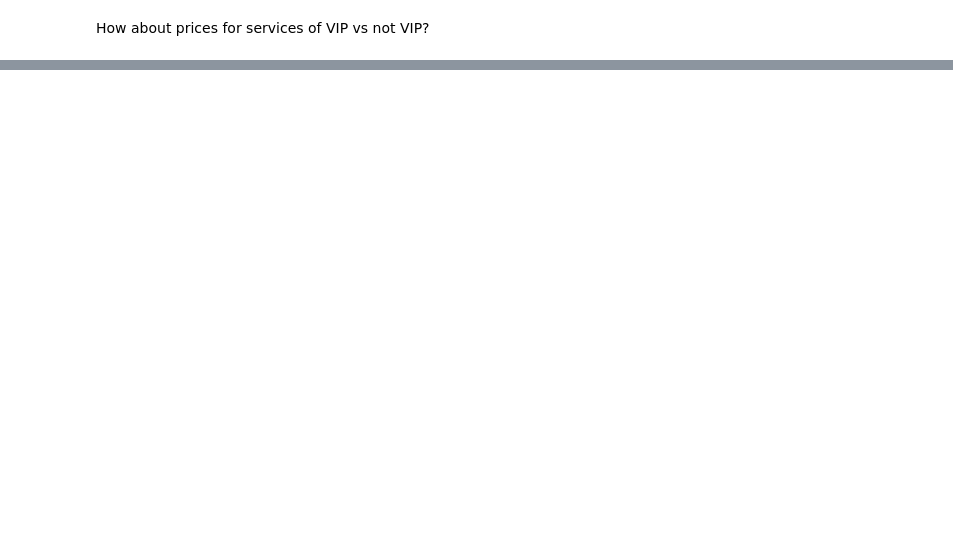
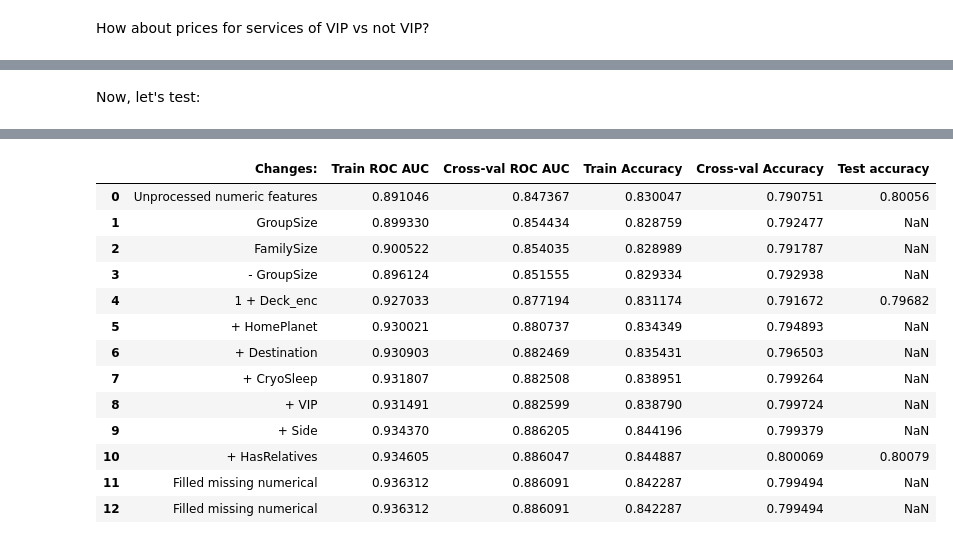
Before and after one commit to NickVasenkov/Spaceship, a Jupyter notebook: 04_newstart.ipynb, the cells around one changed output, grey strips where cells are left out. Cells and saved outputs as stored; diff of their text form; code cells hidden in the pictures; blank space fills up the shorter version.

```diff
--- a/04_newstart.ipynb
+++ b/04_newstart.ipynb
@@ -1156,0 +1289,11 @@ It seems that VIP status doesn't affect spendings much. Let's look for other cor
+# %%
+# recalculate TotalSpendings
+
+train['TotalSpendings'] = train[['RoomService', 'FoodCourt', 'ShoppingMall', 'Spa', 'VRDeck', 'GroupSize']].sum(axis=1)
+test['TotalSpendings'] = test[['RoomService', 'FoodCourt', 'ShoppingMall', 'Spa', 'VRDeck', 'GroupSize']].sum(axis=1)
+
+print(train['TotalSpendings'].info())
+print(train['TotalSpendings'].describe())
+
+print(test['TotalSpendings'].info())
+test['TotalSpendings'].describe()
@@ -1156,0 +1327,27 @@ It seems that VIP status doesn't affect spendings much. Let's look for other cor
+# %%
+# fill missing Age values according to their TotalSpendings
+
+# The function find_neighbours is based on work by Ivo Merchiers
+def find_neighbours(value, df, colname):
+    lowerneighbour_ind = df[df[colname] < value][colname].idxmax()
+    upperneighbour_ind = df[df[colname] > value][colname].idxmin()
+
+    return lowerneighbour_ind, upperneighbour_ind
+
+# Iterate through all the rows with missing data
+for index in train[train['Age'].isna()].index:
+    # fill
+    lowerneighbour_ind, upperneighbour_ind = find_neighbours(train.loc[index, 'TotalSpendings'], train, 'TotalSpendings')
+    train.loc[index, 'Age'] = np.nanmean([train.loc[lowerneighbour_ind, 'Age'], train.loc[upperneighbour_ind, 'Age']])
+
+print(train['Age'].info())
+print(train['Age'].describe())
+
+# Iterate through all the rows with missing data
+for index in test[test['Age'].isna()].index:
+    # fill
+    lowerneighbour_ind, upperneighbour_ind = find_neighbours(test.loc[index, 'TotalSpendings'], train, 'TotalSpendings')
+    test.loc[index, 'Age'] = np.nanmean([train.loc[lowerneighbour_ind, 'Age'], train.loc[upperneighbour_ind, 'Age']])
+
+print(test['Age'].info())
+print(test['Age'].describe())
@@ -1156,0 +1395,9 @@ It seems that VIP status doesn't affect spendings much. Let's look for other cor
+# %% [markdown]
+Now, let's test:
+# %%
+%%time
+
+get_cv_scores(train, test, model_for_tests, scores_df, comment= "Filled missing numerical", prepare_submission=False)
+
+scores_df
+# %% [output]
@@ -1156,0 +1406,14 @@ It seems that VIP status doesn't affect spendings much. Let's look for other cor
+|  | Changes: | Train ROC AUC | Cross-val ROC AUC | Train Accuracy | Cross-val Accuracy | Test accuracy |
+| 0 | Unprocessed numeric features | 0.891046 | 0.847367 | 0.830047 | 0.790751 | 0.80056 |
+| 1 | GroupSize | 0.899330 | 0.854434 | 0.828759 | 0.792477 | NaN |
+| 2 | FamilySize | 0.900522 | 0.854035 | 0.828989 | 0.791787 | NaN |
+| 3 | - GroupSize | 0.896124 | 0.851555 | 0.829334 | 0.792938 | NaN |
+| 4 | 1 + Deck_enc | 0.927033 | 0.877194 | 0.831174 | 0.791672 | 0.79682 |
+| 5 | + HomePlanet | 0.930021 | 0.880737 | 0.834349 | 0.794893 | NaN |
+| 6 | + Destination | 0.930903 | 0.882469 | 0.835431 | 0.796503 | NaN |
+| 7 | + CryoSleep | 0.931807 | 0.882508 | 0.838951 | 0.799264 | NaN |
+| 8 | + VIP | 0.931491 | 0.882599 | 0.838790 | 0.799724 | NaN |
+| 9 | + Side | 0.934370 | 0.886205 | 0.844196 | 0.799379 | NaN |
+| 10 | + HasRelatives | 0.934605 | 0.886047 | 0.844887 | 0.800069 | 0.80079 |
+| 11 | Filled missing numerical | 0.936312 | 0.886091 | 0.842287 | 0.799494 | NaN |
+| 12 | Filled missing numerical | 0.936312 | 0.886091 | 0.842287 | 0.799494 | NaN |
```
Also changed, not shown: parts of 28 cells of this notebook, 6 other files.
